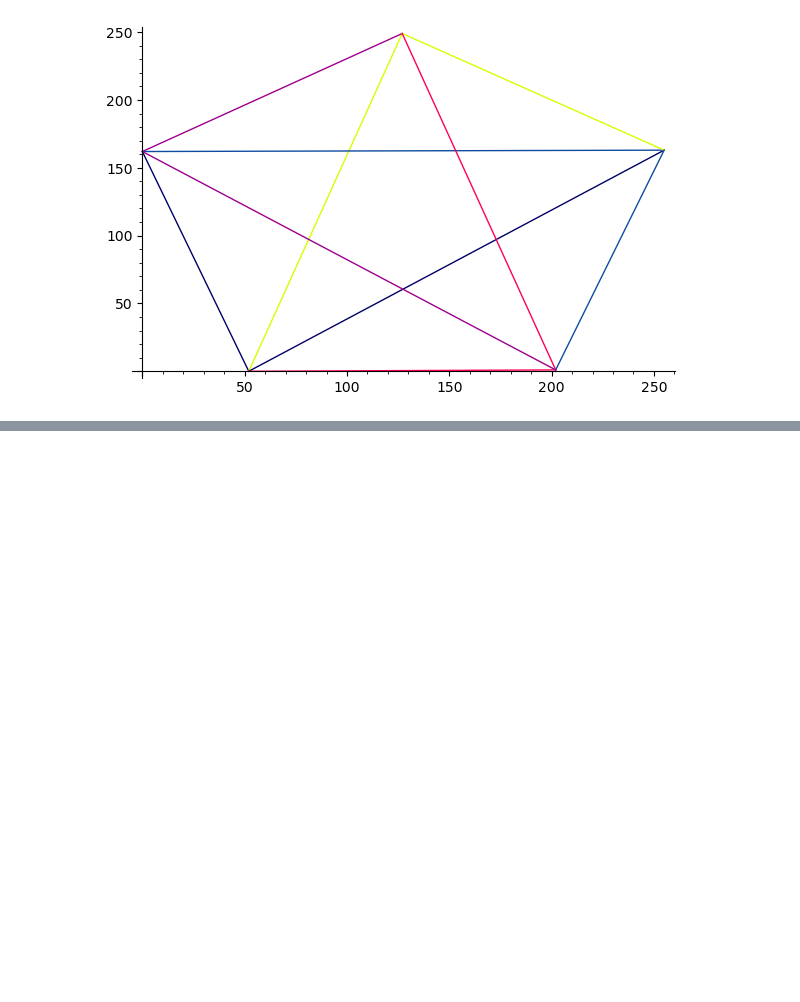
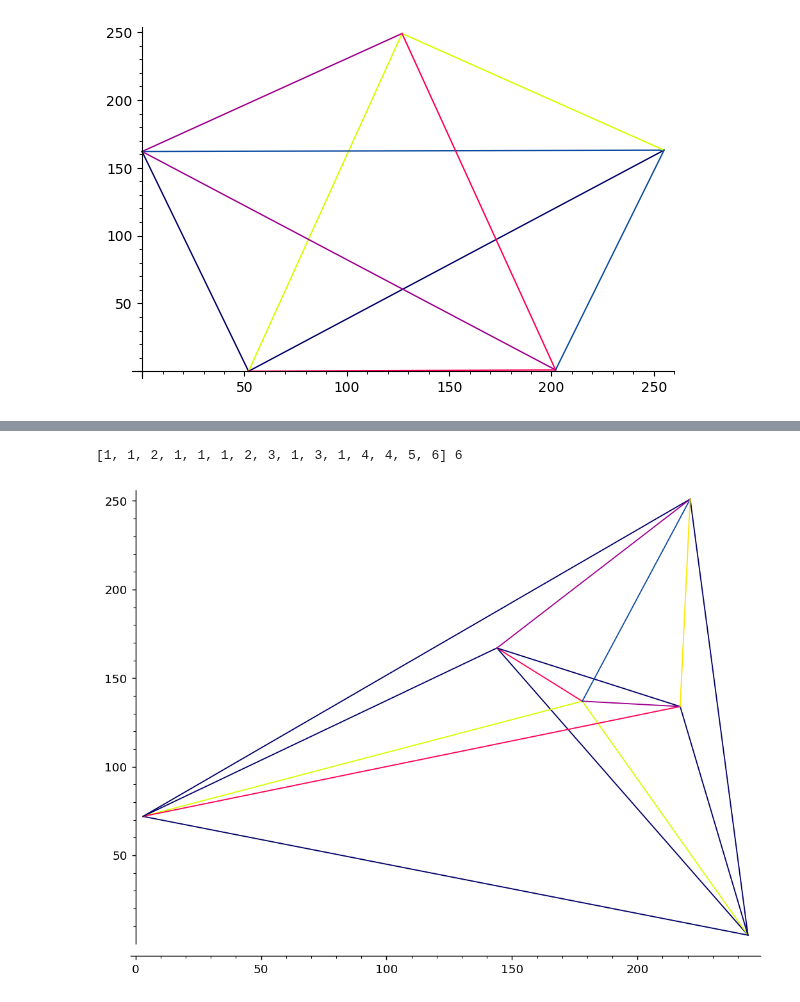
Before and after one commit to moeru1/geometric-colorings, a Jupyter notebook: Untitled.ipynb, the cells around one changed output, grey strips where cells are left out. Saved outputs shown, nothing was run; the diff lists cells and outputs as text; code cells hidden in the pictures; blank space fills up the shorter version.

Commit message:
agrega criterio epp

```diff
--- a/Untitled.ipynb
+++ b/Untitled.ipynb
@@ -523,0 +571,16 @@ draw_disjoint(points_set[0], coloring5[0]).plot()
+# %%
+#criterio Epp
+
+n = 6
+points_set = read_otypes(n)
+graph_list_Epp = map_A(n, points_set, Epp)
+write_otypes_A(n, graph_list_Epp, prefix="epp_otypes")
+h_Epp, coloring6_Epp = read_colorings("Harmonious-coloring/results/epp_otypes06.out")
+# %%
+k = 11
+p = draw_points(points_set[k], coloring6_Epp[k])
+print(coloring6_Epp[k], h_Epp[k])
+p.show(figsize=[8,6],dpi=133)
+# %% [output]
+[1, 1, 2, 1, 1, 1, 2, 3, 1, 3, 1, 4, 4, 5, 6] 6
+[figure, added]
```
Also changed, not shown: parts of 15 cells of this notebook, 14 other files.
